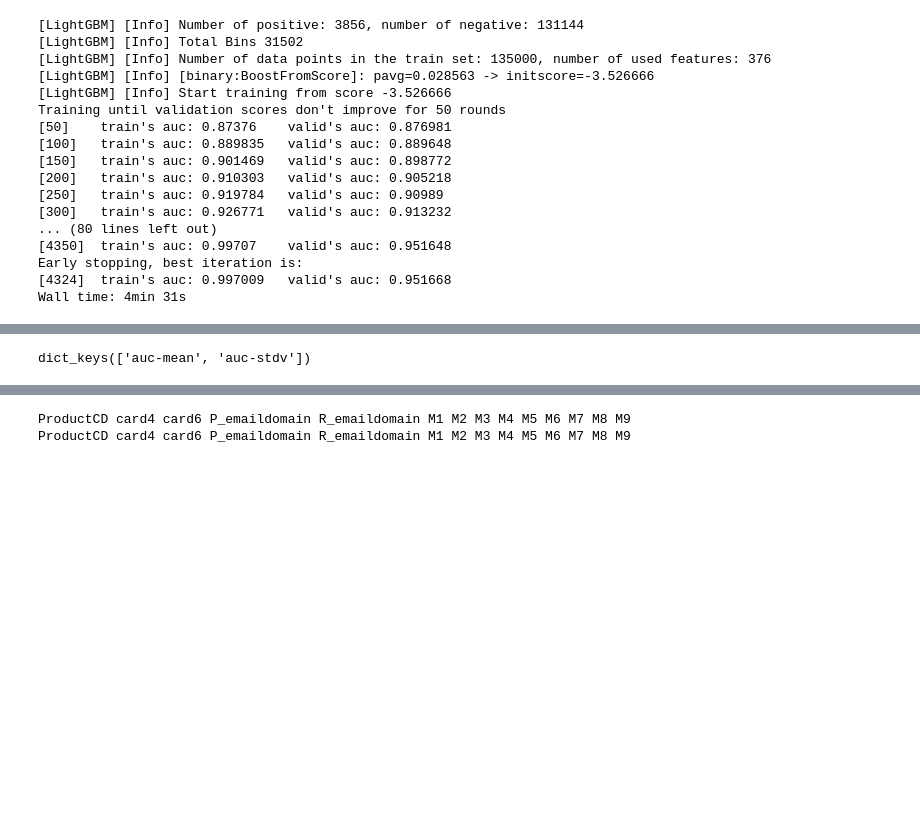
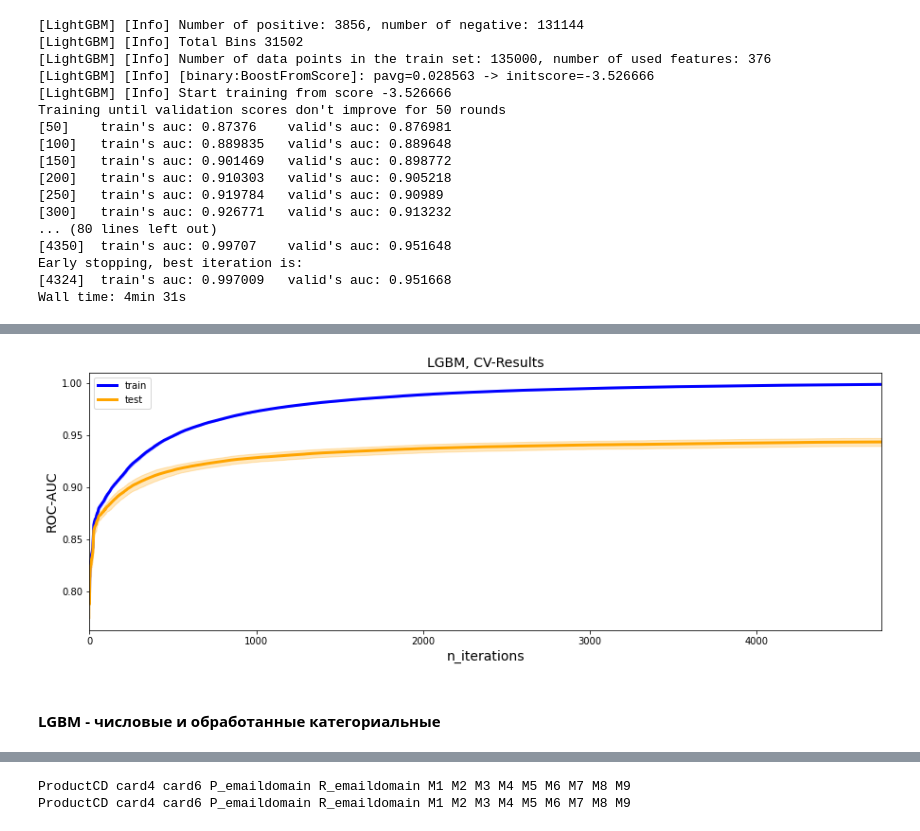
Before and after one commit to VokiVon-P/GB_Kaggle, a Jupyter notebook: notebooks/02_Boosting_Algos.ipynb, the cells around one changed output, grey strips where cells are left out. Cells and saved outputs as stored; diff of their text form; code cells hidden in the pictures; blank space fills up the shorter version.

```diff
--- a/notebooks/02_Boosting_Algos.ipynb
+++ b/notebooks/02_Boosting_Algos.ipynb
@@ -208,7 +208,7 @@ def cv_xgb(params, x_train, y_train, n_fold=5):
     )
     return cv_result
 # %%
-def plotXgbResult(cv_result):
+def plotResult(cv_result, algo_title):
     fig = plt.figure(figsize=(15, 5))
     plt.plot(cv_result["train-auc-mean"], color="blue", linewidth=3, label="train")
     plt.plot(cv_result["test-auc-mean"], color="orange", linewidth=3, label="test")
@@ -224,11 +224,15 @@ def plotXgbResult(cv_result):
         y2=cv_result["test-auc-mean"] + cv_result["test-auc-std"],
         alpha=0.25, color="orange"
     )
-    plt.title("XGBoost, CV-Results", size=14)
+    plt.title(f"{algo_title}, CV-Results", size=14)
     plt.xlabel("n_iterations", size=14)
     plt.xlim(0, cv_result.index.max())
     plt.ylabel("ROC-AUC", size=14)
     plt.legend(loc="best")
+
+
+def plotXgbResult(cv_result):
+    plotXgbResult(cv_result, 'XGBoost')
 # %%
 params = {
     "booster": "gbtree",
@@ -381,6 +385,12 @@ def cv_lgbm(params, x_train, y_train, n_fold=5):
         eval_train_metric=True
     )
     return cv_result
+# %%
+# ['train auc-mean', 'train auc-stdv', 'valid auc-mean', 'valid auc-stdv']
+def plotLgbmResult(cv_result):
+    res = pd.DataFrame.from_dict(cv_result)
+    res.columns =['train-auc-mean', 'train-auc-std', 'test-auc-mean', 'test-auc-std']
+    plotResult(res, 'LGBM')
 # %%
 params = {
     "boosting_type": "gbdt",
@@ -444,8 +456,9 @@ Wall time: 18min 27s
-# %%
-cv_lgbm_num.keys()
-# plotXgbResult(cv_lgbm_num)
-# %% [output]
-dict_keys(['auc-mean', 'auc-stdv'])
+# %%
+plotLgbmResult(cv_lgbm_num)
+# %% [output]
+[figure, added]
+# %% [markdown]
+#### LGBM - числовые и обработанные категориальные
 # %%
 %%time
 # num + cat подготовленнные
```
Also changed, not shown: parts of 20 cells of this notebook.
